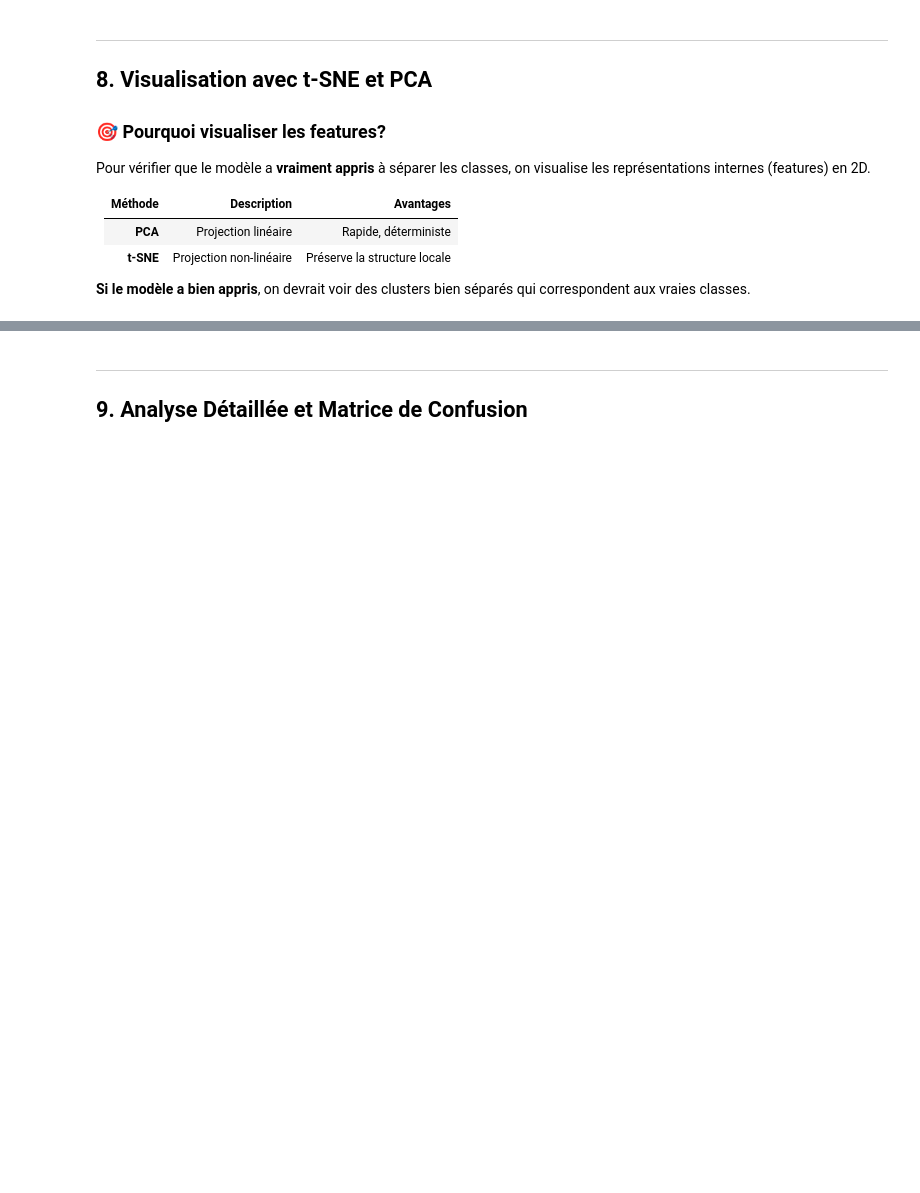
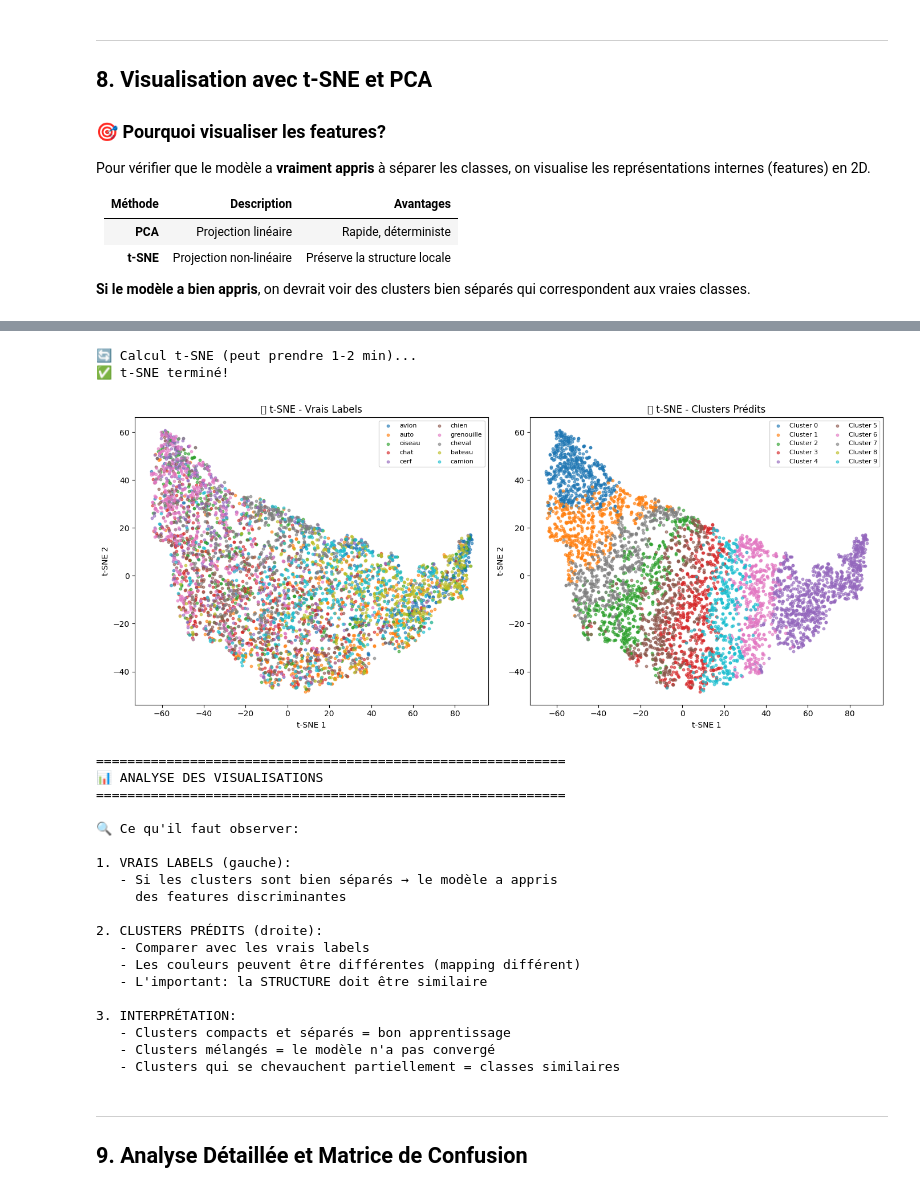
Before and after one commit to alaabelhadj/invariant-information-clustering, a Jupyter notebook: notebooks/IIC_main.ipynb, the cells around one changed output, grey strips where cells are left out. Drawn from its saved outputs; the diff is of its cells as text; code cells hidden in the pictures; blank space fills up the shorter version.

```diff
--- a/notebooks/IIC_main.ipynb
+++ b/notebooks/IIC_main.ipynb
@@ -1257,7 +1351,7 @@ Pour vérifier que le modèle a **vraiment appris** à séparer les classes, on
 pour les visualiser avec t-SNE/PCA.
 
 Architecture rappel:
-[Image] → [CNN Backbone] → [Features 256D] → [Head] → [Clusters K]
+[Image] → [Encoder CNN] → [Features] → [Cluster Head] → [Clusters K]
                               ↑
                          On extrait ici!
 """
@@ -1270,7 +1364,7 @@ def extract_features(model, dataloader, device, max_samples=5000):
         max_samples: limite le nombre d'échantillons pour t-SNE (qui est lent)
 
     Returns:
-        features: array [N, 256] - features du backbone
+        features: array [N, D] - features de l'encoder
         predictions: array [N] - clusters prédits
         labels: array [N] - vrais labels
     """
@@ -1288,10 +1382,8 @@ def extract_features(model, dataloader, device, max_samples=5000):
 
             img_base = img_base.to(device)
 
-            # Extraire les features du backbone (avant la tête de clustering)
-            x = model.backbone(img_base)
-            x = model.pool(x)
-            features = x.view(x.size(0), -1).cpu().numpy()  # [B, 256]
+            # Extraire les features avec la méthode get_features()
+            features = model.get_features(img_base).cpu().numpy()
 
             # Obtenir les prédictions
             z = model(img_base)
@@ -1388,7 +1489,7 @@ from sklearn.manifold import TSNE
 
 print("🔄 Calcul t-SNE (peut prendre 1-2 min)...")
 tsne = TSNE(n_components=2, perplexity=30, random_state=42,
-            n_iter=1000, learning_rate='auto', init='pca')
+            max_iter=1000, learning_rate='auto', init='pca')
 features_tsne = tsne.fit_transform(features)
 print("✅ t-SNE terminé!")
 
@@ -1412,33 +1513,56 @@ for i in range(config.num_clusters):
                     c=[colors[i]], label=f'Cluster {i}', alpha=0.6, s=10)
 axes[1].set_xlabel('t-SNE 1')
 axes[1].set_ylabel('t-SNE 2')
 axes[1].set_title('🔮 t-SNE - Clusters Prédits')
 axes[1].legend(loc='best', fontsize=8, ncol=2)
 
 plt.tight_layout()
 plt.show()
 
 # === Analyse des résultats ===
 print("\n" + "=" * 60)
 print("📊 ANALYSE DES VISUALISATIONS")
 print("=" * 60)
 print("""
 🔍 Ce qu'il faut observer:
 
 1. VRAIS LABELS (gauche):
    - Si les clusters sont bien séparés → le modèle a appris
      des features discriminantes
 
 2. CLUSTERS PRÉDITS (droite):
    - Comparer avec les vrais labels
    - Les couleurs peuvent être différentes (mapping différent)
    - L'important: la STRUCTURE doit être similaire
 
 3. INTERPRÉTATION:
    - Clusters compacts et séparés = bon apprentissage
    - Clusters mélangés = le modèle n'a pas convergé
    - Clusters qui se chevauchent partiellement = classes similaires
 """)
+# %% [output]
+🔄 Calcul t-SNE (peut prendre 1-2 min)...
+✅ t-SNE terminé!
+[figure, added]
+============================================================
+📊 ANALYSE DES VISUALISATIONS
+============================================================
+
+🔍 Ce qu'il faut observer:
+
+1. VRAIS LABELS (gauche):
+   - Si les clusters sont bien séparés → le modèle a appris
+     des features discriminantes
+
+2. CLUSTERS PRÉDITS (droite):
+   - Comparer avec les vrais labels
+   - Les couleurs peuvent être différentes (mapping différent)
+   - L'important: la STRUCTURE doit être similaire
+
+3. INTERPRÉTATION:
+   - Clusters compacts et séparés = bon apprentissage
+   - Clusters mélangés = le modèle n'a pas convergé
+   - Clusters qui se chevauchent partiellement = classes similaires
 # %% [markdown]
 ---
 ## 9. Analyse Détaillée et Matrice de Confusion
```
Also changed, not shown: parts of 15 cells of this notebook.
